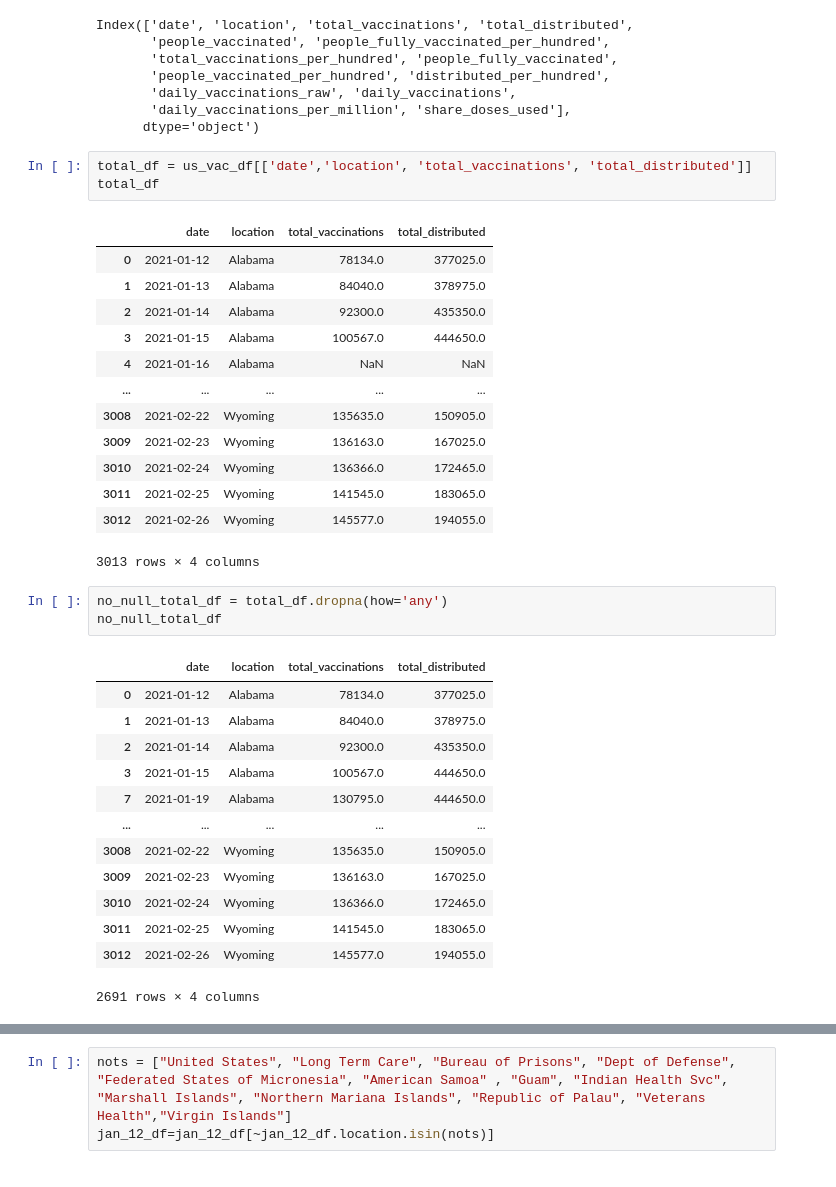
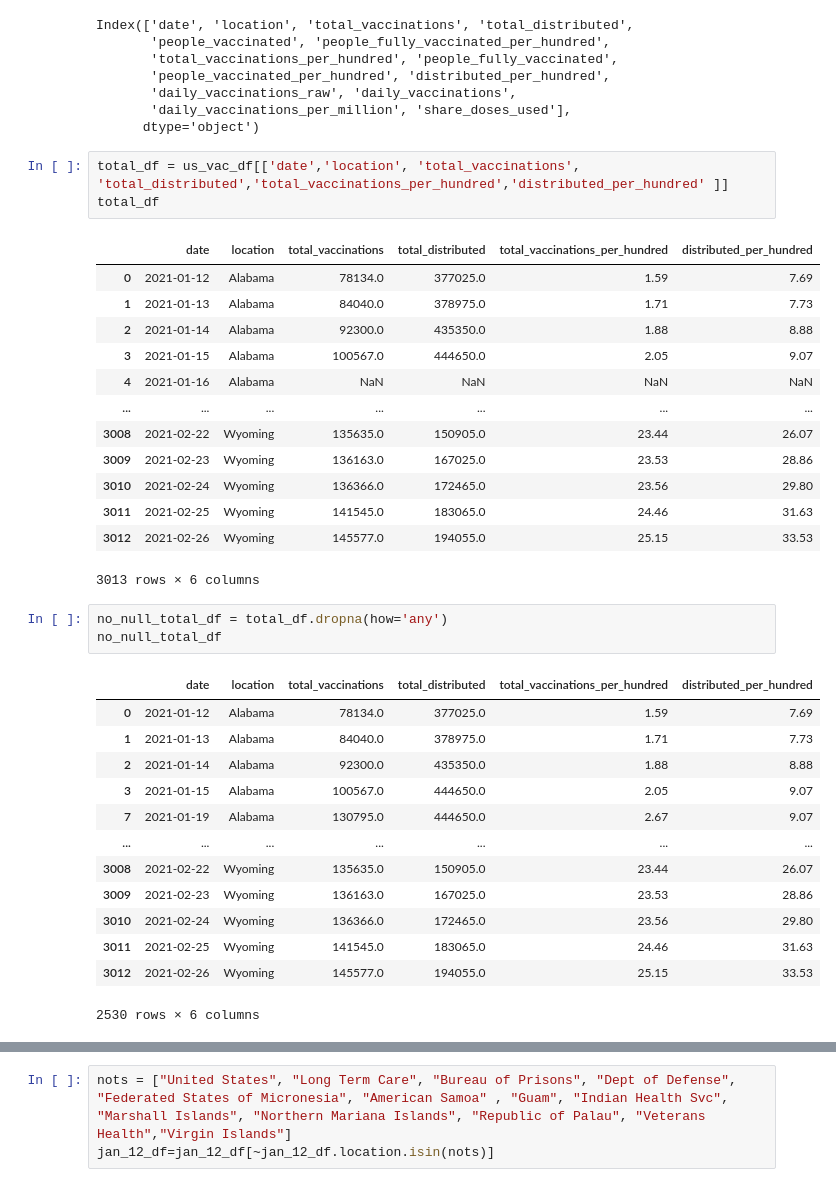
Before and after one commit to kfield1/Project-Covid, a Jupyter notebook: Vaccinations.ipynb, the cells around one changed output, grey strips where cells are left out. Cells and saved outputs as stored; diff of their text form.

```diff
--- a/Vaccinations.ipynb
+++ b/Vaccinations.ipynb
@@ -26,39 +26,39 @@ Index(['date', 'location', 'total_vaccinations', 'total_distributed',
        'daily_vaccinations_per_million', 'share_doses_used'],
       dtype='object')
 # %%
-total_df = us_vac_df[['date','location', 'total_vaccinations', 'total_distributed']]
+total_df = us_vac_df[['date','location', 'total_vaccinations', 'total_distributed','total_vaccinations_per_hundred','distributed_per_hundred' ]]
 total_df
 # %% [output]
-|  | date | location | total_vaccinations | total_distributed |
-| 0 | 2021-01-12 | Alabama | 78134.0 | 377025.0 |
-| 1 | 2021-01-13 | Alabama | 84040.0 | 378975.0 |
-| 2 | 2021-01-14 | Alabama | 92300.0 | 435350.0 |
-| 3 | 2021-01-15 | Alabama | 100567.0 | 444650.0 |
-| 4 | 2021-01-16 | Alabama | NaN | NaN |
-| ... | ... | ... | ... | ... |
-| 3008 | 2021-02-22 | Wyoming | 135635.0 | 150905.0 |
-| 3009 | 2021-02-23 | Wyoming | 136163.0 | 167025.0 |
-| 3010 | 2021-02-24 | Wyoming | 136366.0 | 172465.0 |
-| 3011 | 2021-02-25 | Wyoming | 141545.0 | 183065.0 |
-| 3012 | 2021-02-26 | Wyoming | 145577.0 | 194055.0 |
+|  | date | location | total_vaccinations | total_distributed | total_vaccinations_per_hundred | distributed_per_hundred |
+| 0 | 2021-01-12 | Alabama | 78134.0 | 377025.0 | 1.59 | 7.69 |
+| 1 | 2021-01-13 | Alabama | 84040.0 | 378975.0 | 1.71 | 7.73 |
+| 2 | 2021-01-14 | Alabama | 92300.0 | 435350.0 | 1.88 | 8.88 |
+| 3 | 2021-01-15 | Alabama | 100567.0 | 444650.0 | 2.05 | 9.07 |
+| 4 | 2021-01-16 | Alabama | NaN | NaN | NaN | NaN |
+| ... | ... | ... | ... | ... | ... | ... |
+| 3008 | 2021-02-22 | Wyoming | 135635.0 | 150905.0 | 23.44 | 26.07 |
+| 3009 | 2021-02-23 | Wyoming | 136163.0 | 167025.0 | 23.53 | 28.86 |
+| 3010 | 2021-02-24 | Wyoming | 136366.0 | 172465.0 | 23.56 | 29.80 |
+| 3011 | 2021-02-25 | Wyoming | 141545.0 | 183065.0 | 24.46 | 31.63 |
+| 3012 | 2021-02-26 | Wyoming | 145577.0 | 194055.0 | 25.15 | 33.53 |
-3013 rows × 4 columns
+3013 rows × 6 columns
 # %%
 no_null_total_df = total_df.dropna(how='any')
 no_null_total_df
 # %% [output]
-|  | date | location | total_vaccinations | total_distributed |
-| 0 | 2021-01-12 | Alabama | 78134.0 | 377025.0 |
-| 1 | 2021-01-13 | Alabama | 84040.0 | 378975.0 |
-| 2 | 2021-01-14 | Alabama | 92300.0 | 435350.0 |
-| 3 | 2021-01-15 | Alabama | 100567.0 | 444650.0 |
-| 7 | 2021-01-19 | Alabama | 130795.0 | 444650.0 |
-| ... | ... | ... | ... | ... |
-| 3008 | 2021-02-22 | Wyoming | 135635.0 | 150905.0 |
-| 3009 | 2021-02-23 | Wyoming | 136163.0 | 167025.0 |
-| 3010 | 2021-02-24 | Wyoming | 136366.0 | 172465.0 |
-| 3011 | 2021-02-25 | Wyoming | 141545.0 | 183065.0 |
-| 3012 | 2021-02-26 | Wyoming | 145577.0 | 194055.0 |
+|  | date | location | total_vaccinations | total_distributed | total_vaccinations_per_hundred | distributed_per_hundred |
+| 0 | 2021-01-12 | Alabama | 78134.0 | 377025.0 | 1.59 | 7.69 |
+| 1 | 2021-01-13 | Alabama | 84040.0 | 378975.0 | 1.71 | 7.73 |
+| 2 | 2021-01-14 | Alabama | 92300.0 | 435350.0 | 1.88 | 8.88 |
+| 3 | 2021-01-15 | Alabama | 100567.0 | 444650.0 | 2.05 | 9.07 |
+| 7 | 2021-01-19 | Alabama | 130795.0 | 444650.0 | 2.67 | 9.07 |
+| ... | ... | ... | ... | ... | ... | ... |
+| 3008 | 2021-02-22 | Wyoming | 135635.0 | 150905.0 | 23.44 | 26.07 |
+| 3009 | 2021-02-23 | Wyoming | 136163.0 | 167025.0 | 23.53 | 28.86 |
+| 3010 | 2021-02-24 | Wyoming | 136366.0 | 172465.0 | 23.56 | 29.80 |
+| 3011 | 2021-02-25 | Wyoming | 141545.0 | 183065.0 | 24.46 | 31.63 |
+| 3012 | 2021-02-26 | Wyoming | 145577.0 | 194055.0 | 25.15 | 33.53 |
-2691 rows × 4 columns
+2530 rows × 6 columns
 # %%
 no_null_total_df[(no_null_total_df["date"]=="2021-01-12")|(no_null_total_df["date"]=="2021-01-19")|(no_null_total_df["date"]=="2021-01-26")|(no_null_total_df["date"]=="2021-02-02")|(no_null_total_df["date"]=="2021-02-09")|(no_null_total_df["date"]=="2021-02-16")|(no_null_total_df["date"]=="2021-02-23")]
 # %% [output]
```
Also changed, not shown: parts of 3 cells of this notebook.
